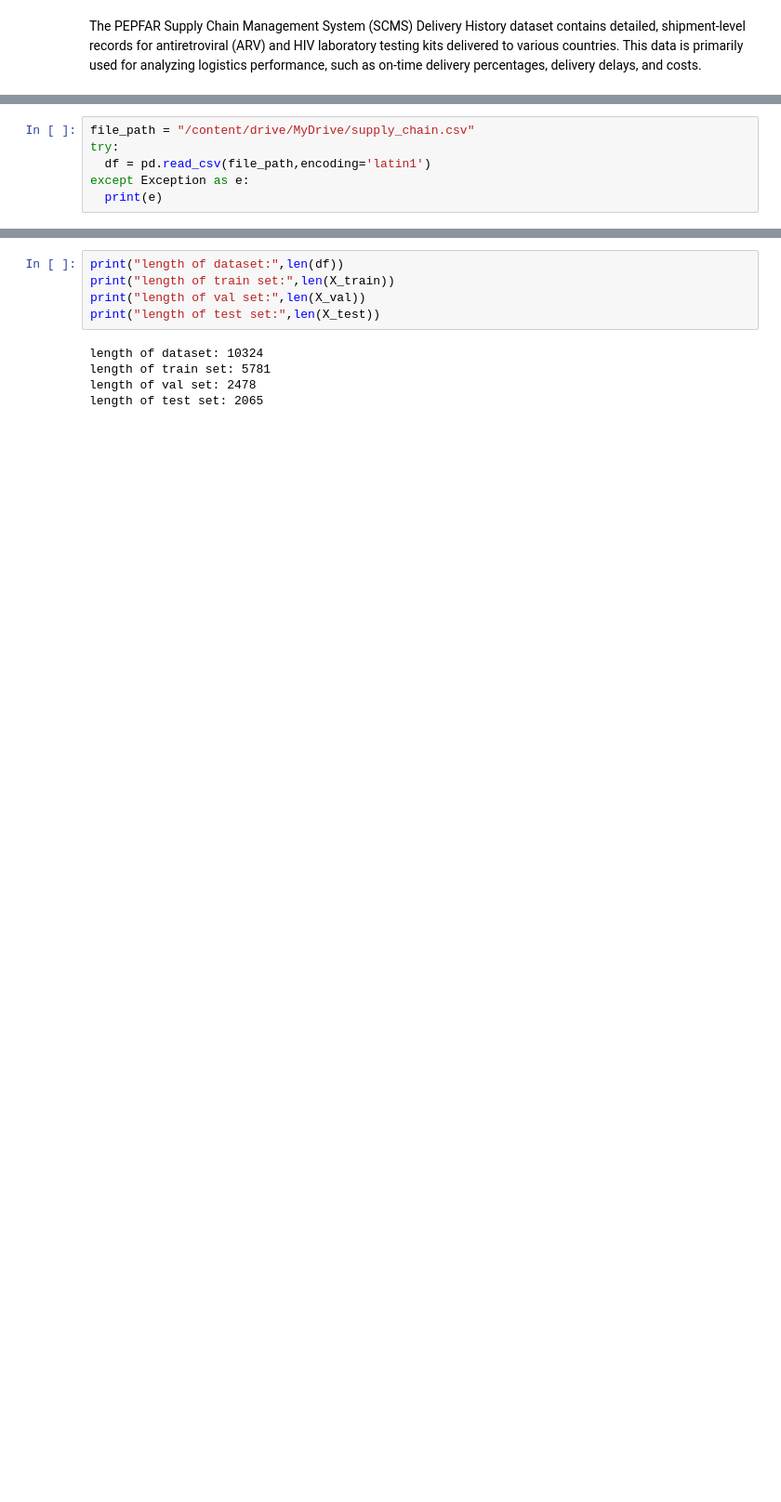
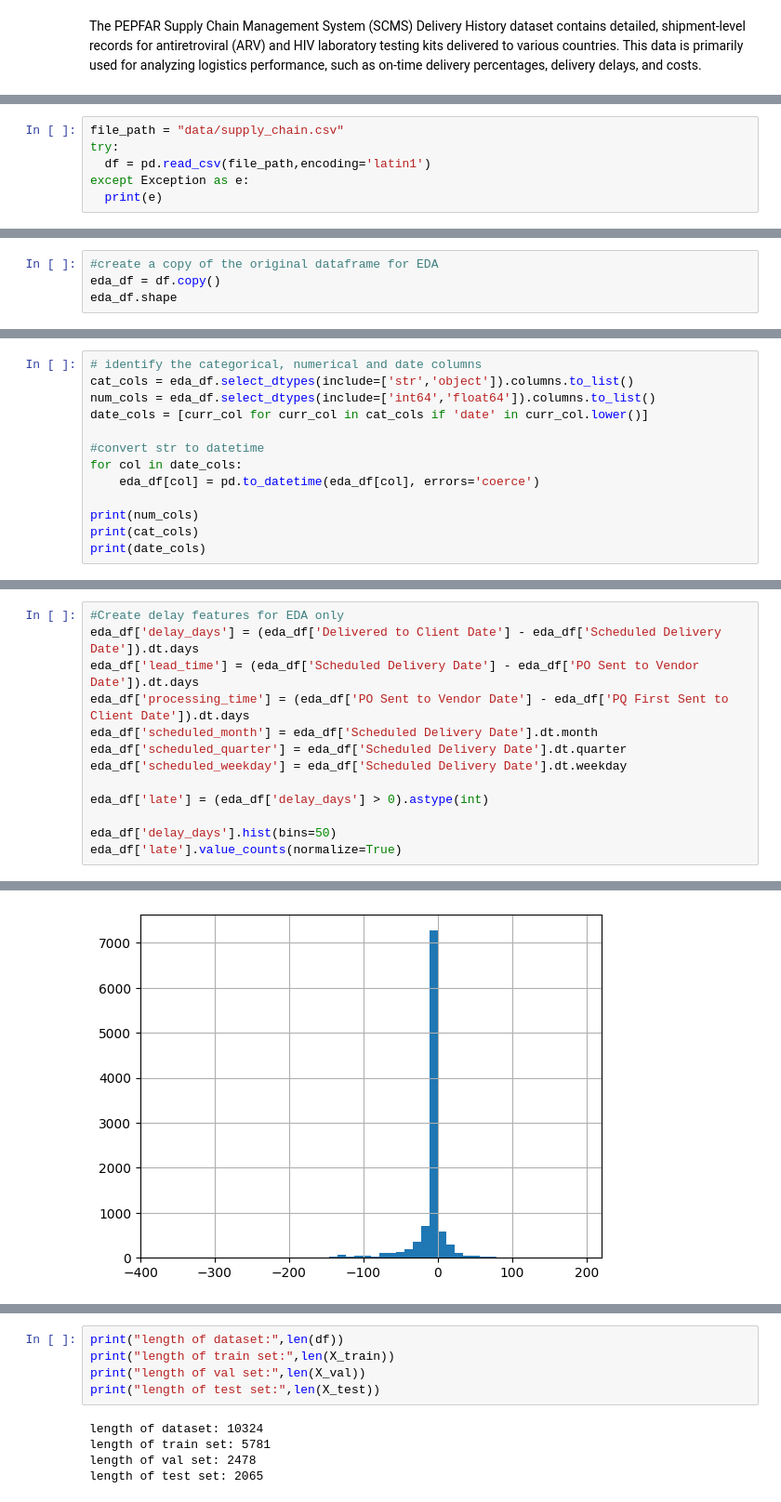
Before and after one commit to Tydos/Pharmaceutical-Supply-Chain-Optimisation, a Jupyter notebook: notebook/Supply_Chain_Optimisation.ipynb, the cells around one changed output, grey strips where cells are left out. Shown at 93% size. Drawn from its saved outputs; the diff is of its cells as text; blank space fills up the shorter version.

Commit message:
Added EDA for delivery risk modelling

```diff
--- a/notebook/Supply_Chain_Optimisation.ipynb
+++ b/notebook/Supply_Chain_Optimisation.ipynb
@@ -19,5 +17,5 @@ The PEPFAR Supply Chain Management System (SCMS) Delivery History dataset contai
 # %%
-file_path = "/content/drive/MyDrive/supply_chain.csv"
+file_path = "data/supply_chain.csv"
 try:
   df = pd.read_csv(file_path,encoding='latin1')
 except Exception as e:
@@ -40,0 +25,4 @@ print(cat_cols)
+# %%
+#create a copy of the original dataframe for EDA
+eda_df = df.copy()
+eda_df.shape
@@ -40,0 +62,13 @@ print(cat_cols)
+# %%
+# identify the categorical, numerical and date columns
+cat_cols = eda_df.select_dtypes(include=['str','object']).columns.to_list()
+num_cols = eda_df.select_dtypes(include=['int64','float64']).columns.to_list()
+date_cols = [curr_col for curr_col in cat_cols if 'date' in curr_col.lower()]
+
+#convert str to datetime
+for col in date_cols:
+    eda_df[col] = pd.to_datetime(eda_df[col], errors='coerce')
+
+print(num_cols)
+print(cat_cols)
+print(date_cols)
@@ -40,0 +105,14 @@ print(cat_cols)
+# %%
+#Create delay features for EDA only
+eda_df['delay_days'] = (eda_df['Delivered to Client Date'] - eda_df['Scheduled Delivery Date']).dt.days
+eda_df['lead_time'] = (eda_df['Scheduled Delivery Date'] - eda_df['PO Sent to Vendor Date']).dt.days
+eda_df['processing_time'] = (eda_df['PO Sent to Vendor Date'] - eda_df['PQ First Sent to Client Date']).dt.days
+eda_df['scheduled_month'] = eda_df['Scheduled Delivery Date'].dt.month
+eda_df['scheduled_quarter'] = eda_df['Scheduled Delivery Date'].dt.quarter
+eda_df['scheduled_weekday'] = eda_df['Scheduled Delivery Date'].dt.weekday
+
+eda_df['late'] = (eda_df['delay_days'] > 0).astype(int)
+
+eda_df['delay_days'].hist(bins=50)
+eda_df['late'].value_counts(normalize=True)
+# %% [output]
@@ -40,0 +123 @@ print(cat_cols)
+[figure, added]
```
Also changed, not shown: parts of 38 cells of this notebook, 2 other files.
